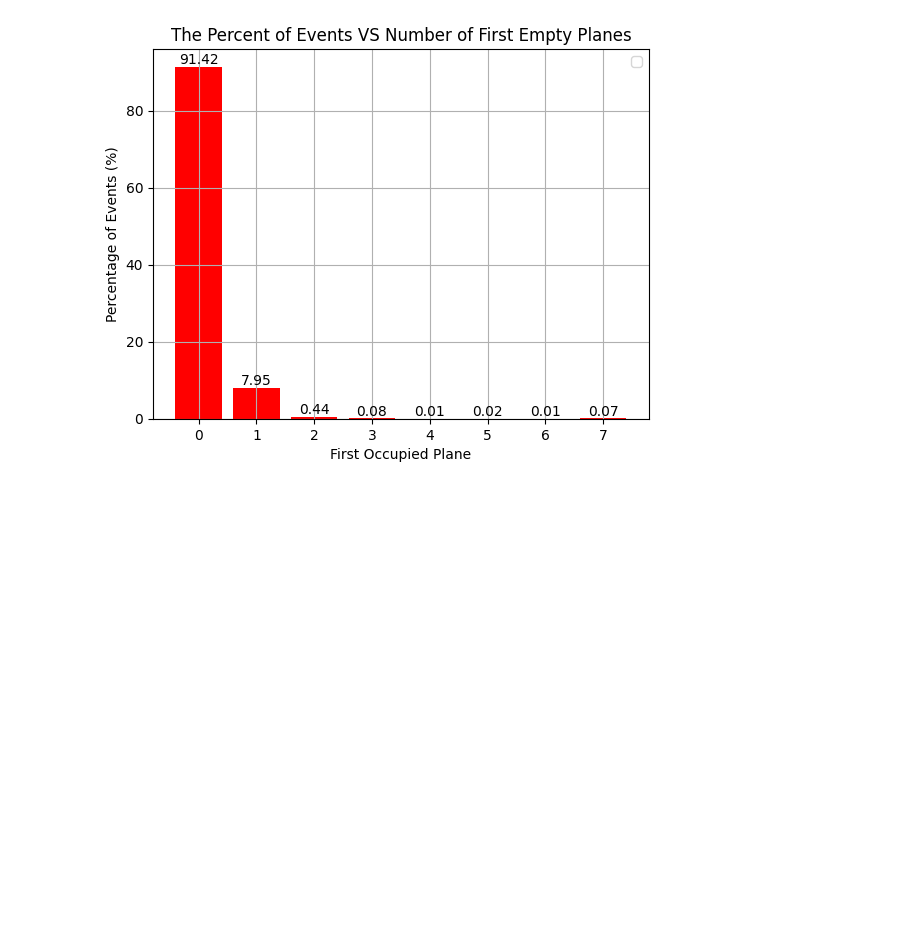
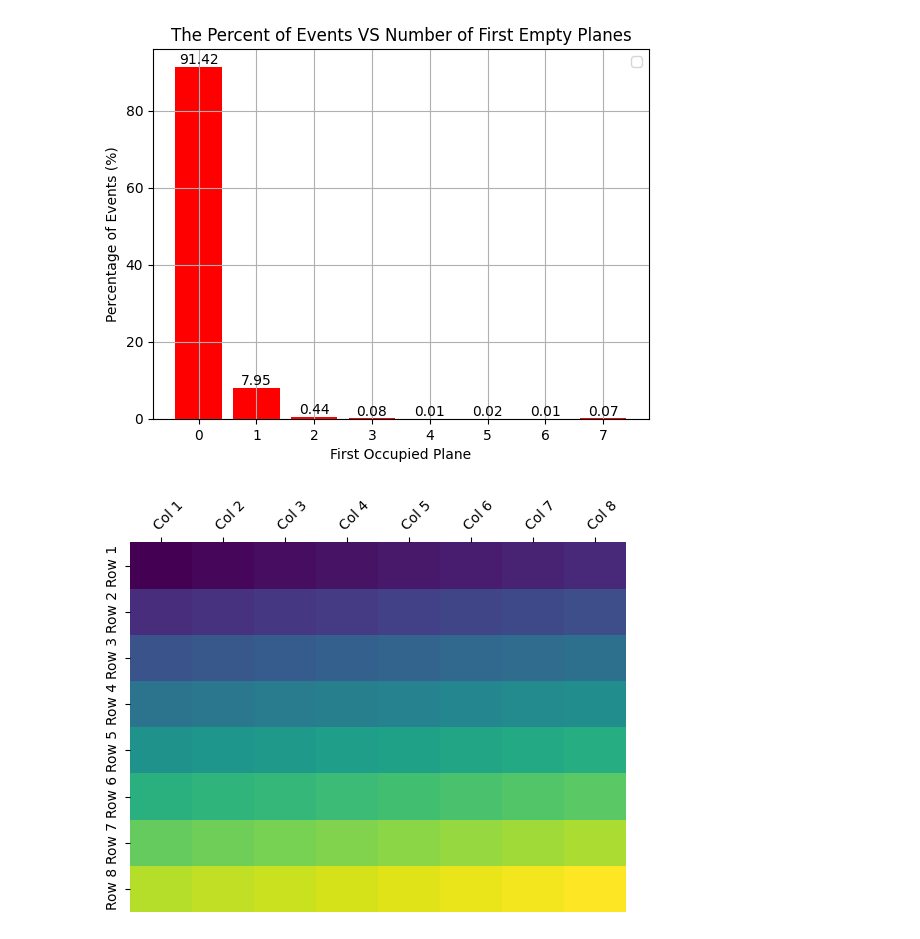
Before and after one commit to Ben-David-Ben/F-Cal-TB-Project, a Jupyter notebook: TB2025_Gap.ipynb, the cells around one changed output. Saved outputs shown, nothing was run; the diff lists cells and outputs as text; code cells hidden in the pictures; blank space fills up the shorter version.

```diff
--- a/TB2025_Gap.ipynb
+++ b/TB2025_Gap.ipynb
@@ -114,3 +114,26 @@ rf.plot_empty_first_planes(hit_data_1101)
 # %% [output]
 total percentage of events: 100.0
 [figure]
+# %%
+import numpy as np
+import seaborn as sns
+import matplotlib.pyplot as plt
+
+# 8x8 matrix
+data = np.arange(64).reshape(8, 8)
+
+row_labels = [f"Row {i+1}" for i in range(8)]
+col_labels = [f"Col {j+1}" for j in range(8)]
+
+ax = sns.heatmap(data, xticklabels=col_labels, yticklabels=row_labels, cmap="viridis", cbar=False)
+
+# Move column labels to top
+ax.xaxis.tick_top()
+ax.xaxis.set_label_position('top')  # optional if you also set a title/label
+
+# Rotate for readability
+plt.setp(ax.get_xticklabels(), rotation=45, ha="left", rotation_mode="anchor")
+
+plt.show()
+# %% [output]
+[figure, added]
```
Also changed, not shown: parts of 1 cell of this notebook, 1 other file.
